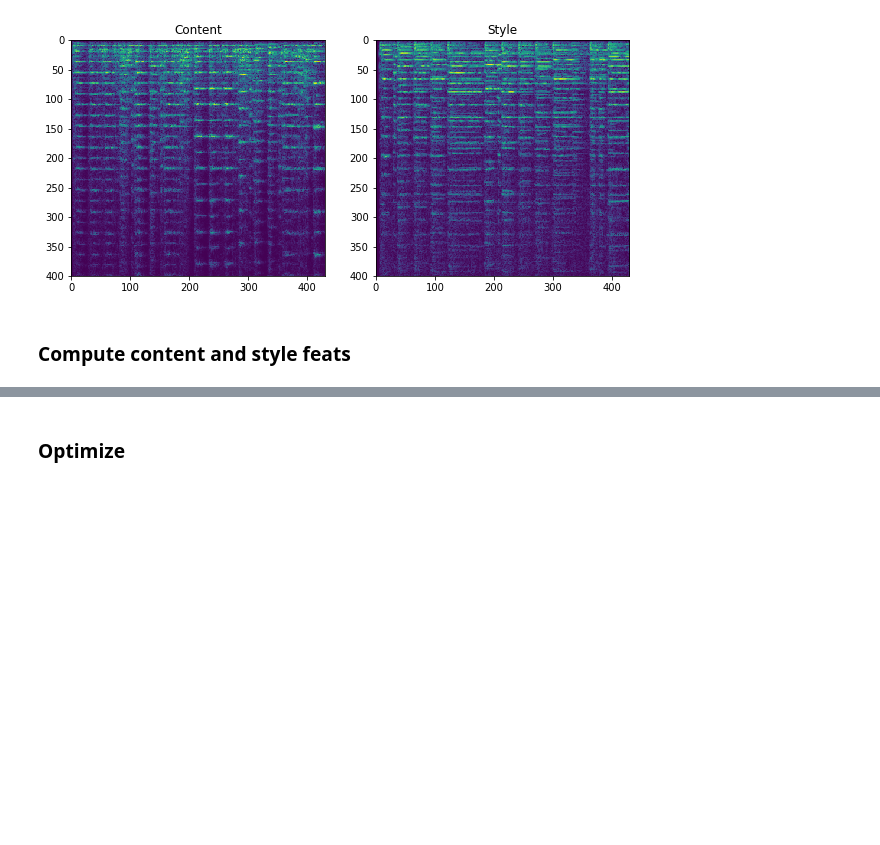
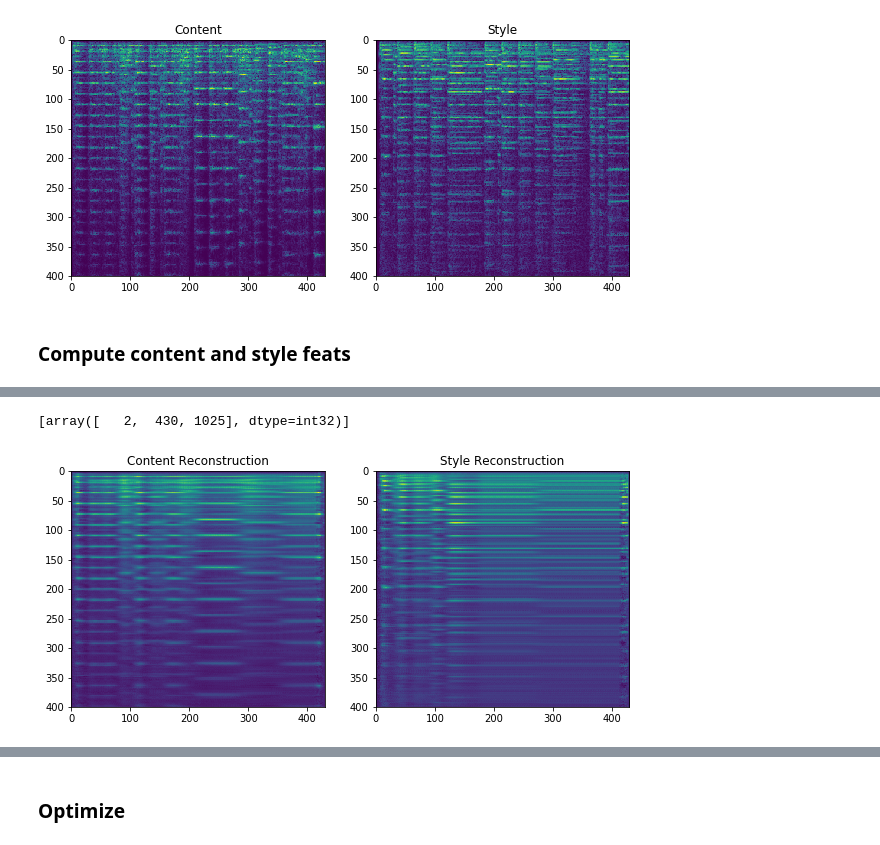
Before and after one commit to punkideas/audio-style-transfer, a Jupyter notebook: ae-style-audio-tf.ipynb, the cells around one changed output, grey strips where cells are left out. Drawn from its saved outputs; the diff is of its cells as text; code cells hidden in the pictures; blank space fills up the shorter version.

```diff
--- a/ae-style-audio-tf.ipynb
+++ b/ae-style-audio-tf.ipynb
@@ -53,13 +53,14 @@ plt.show()
 ### Compute content and style feats
 # %%
 input_batch_placeholder = tf.placeholder(tf.float32, shape=(2, N_SAMPLES, N_CHANNELS), name="input_batch")
-_, layer_features, loss = seq2seq_ae_with_loss(input_batch_placeholder, seq_lengths= \
+ae_outputs, layer_features, loss = seq2seq_ae_with_loss(input_batch_placeholder, seq_lengths= \
                                                tf.constant(np.array([N_SAMPLES, N_SAMPLES])), training=True)
 input_batch = np.array([a_style.T, a_content.T])
 
 train_op = tf.train.AdamOptimizer(1e-3).minimize(loss)
 sess = tf.Session()
-for i in range(1000):
+sess.run(tf.global_variables_initializer())
+for i in range(250):
     _, step_loss = sess.run([train_op, loss], feed_dict={input_batch_placeholder:input_batch})
     print("iteration {}, loss: {}".format(i, step_loss))
 
@@ -72,0 +90,17 @@ NameError: global name 'i' is not defined
+# %%
+print(sess.run([tf.shape(ae_outputs)]))
+# %% [output]
+[array([   2,  430, 1025], dtype=int32)]
+# %%
+reconstruction = sess.run(ae_outputs, feed_dict={input_batch_placeholder:input_batch})
+reconstruction = np.transpose(reconstruction, (0, 2, 1))
+plt.figure(figsize=(10, 5))
+plt.subplot(1, 2, 1)
+plt.title('Content Reconstruction')
+plt.imshow(reconstruction[1, :400,:])
+plt.subplot(1, 2, 2)
+plt.title('Style Reconstruction')
+plt.imshow(reconstruction[0, :400,:])
+plt.show()
+# %% [output]
+[figure, added]
```
Also changed, not shown: parts of 4 cells of this notebook, 5 other files.
